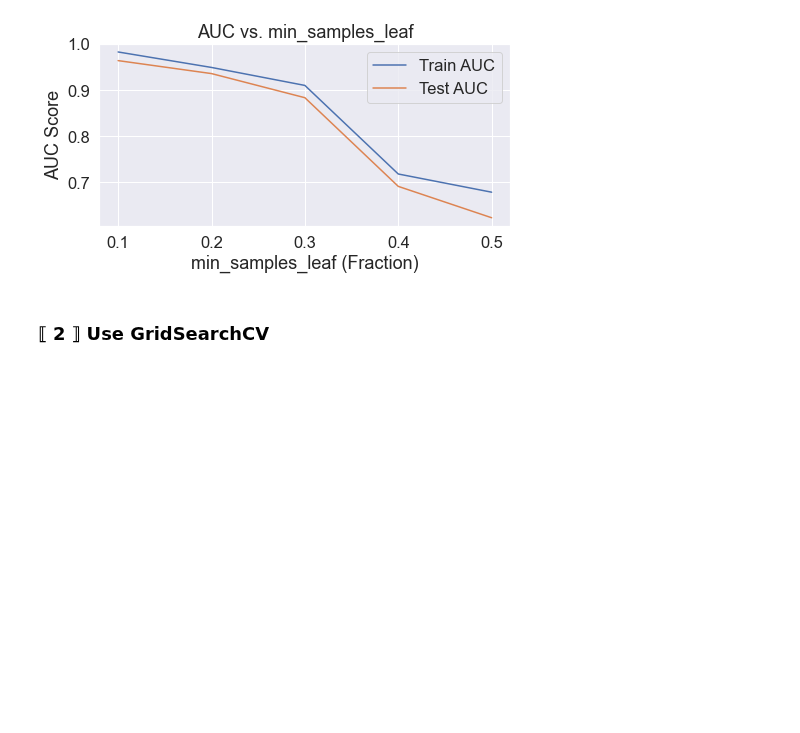
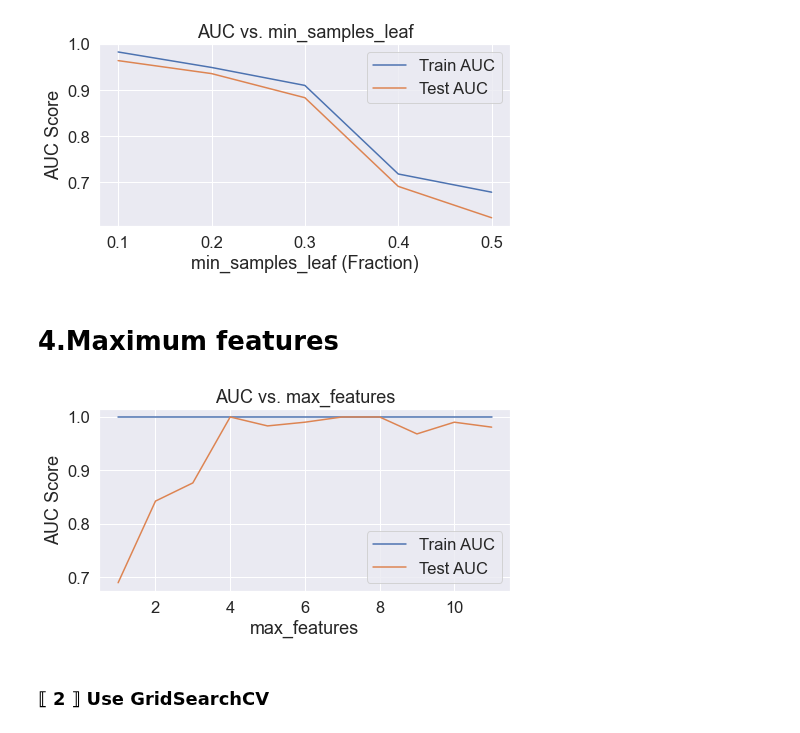
Before and after one commit to Harriet-ngomo/Taxpayer-Risk-Classification, a Jupyter notebook: index.ipynb, the cells around one changed output. Drawn from its saved outputs; the diff is of its cells as text; code cells hidden in the pictures; blank space fills up the shorter version.

Commit message:
Manual evaluation for the optimal Maximum features

```diff
--- a/index.ipynb
+++ b/index.ipynb
@@ -825,6 +825,35 @@ plt.tight_layout()
 plt.show()
 # %% [output]
 [figure]
+# %% [markdown]
+# 4.Maximum features
+# %%
+max_features = range(1, X.shape[1] + 1)
+train_auc = []
+test_auc = []
+
+for f in max_features:
+    clf = DecisionTreeClassifier(max_features=f, criterion='entropy', random_state=SEED)
+    clf.fit(X_train_smote, y_train_smote)
+
+    y_train_pred = clf.predict_proba(X_train_smote)[:, 1]
+    y_test_pred = clf.predict_proba(X_test_processed)[:, 1]
+
+    train_auc.append(auc(*roc_curve(y_train_smote, y_train_pred)[:2]))
+    test_auc.append(auc(*roc_curve(y_test, y_test_pred)[:2]))
+
+# Plot
+plt.figure(figsize=(7, 4))
+plt.plot(max_features, train_auc, label="Train AUC")
+plt.plot(max_features, test_auc, label="Test AUC")
+plt.xlabel("max_features")
+plt.ylabel("AUC Score")
+plt.title("AUC vs. max_features")
+plt.legend()
+plt.tight_layout()
+plt.show()
+# %% [output]
+[figure, added]
 # %% [markdown]
 ### ⟦ 2 ⟧ Use GridSearchCV
 # %%
```
